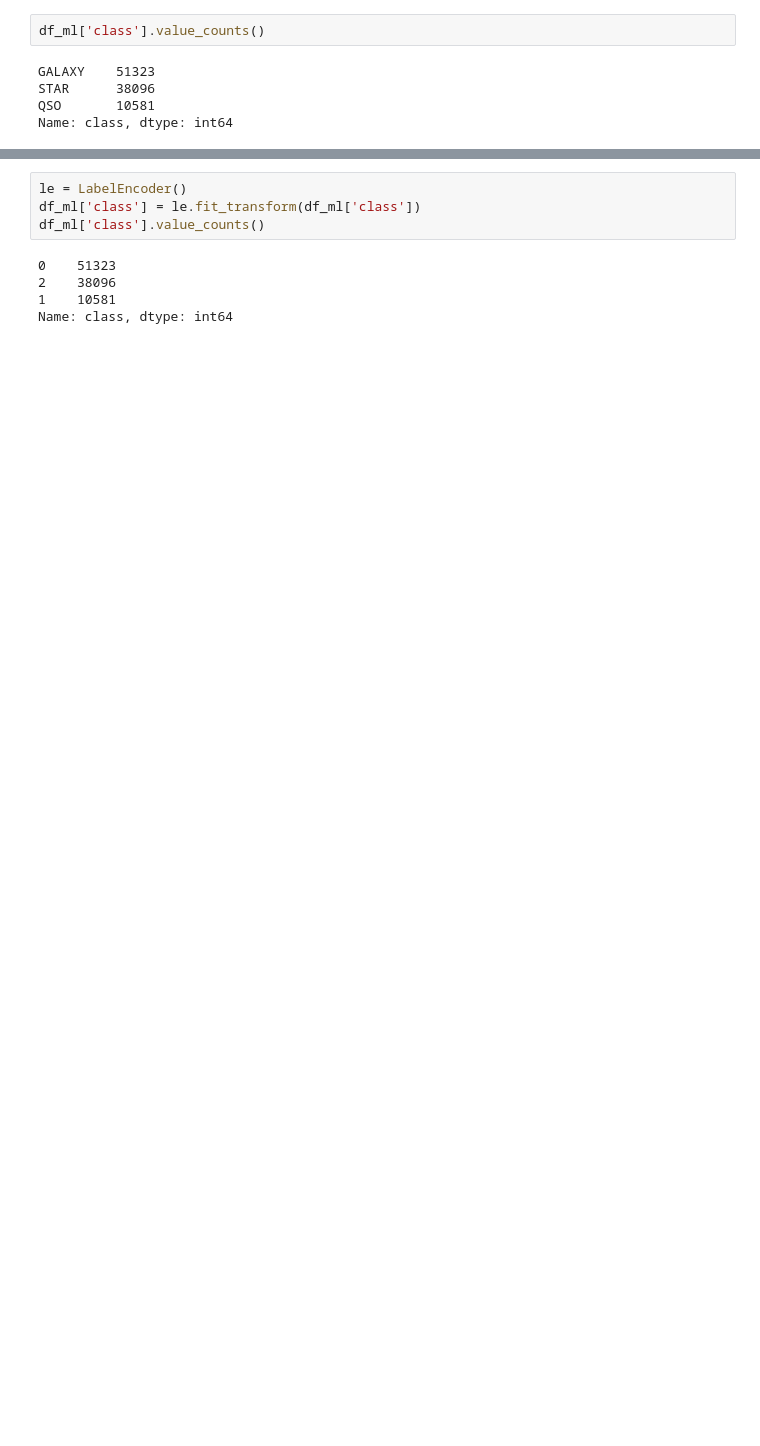
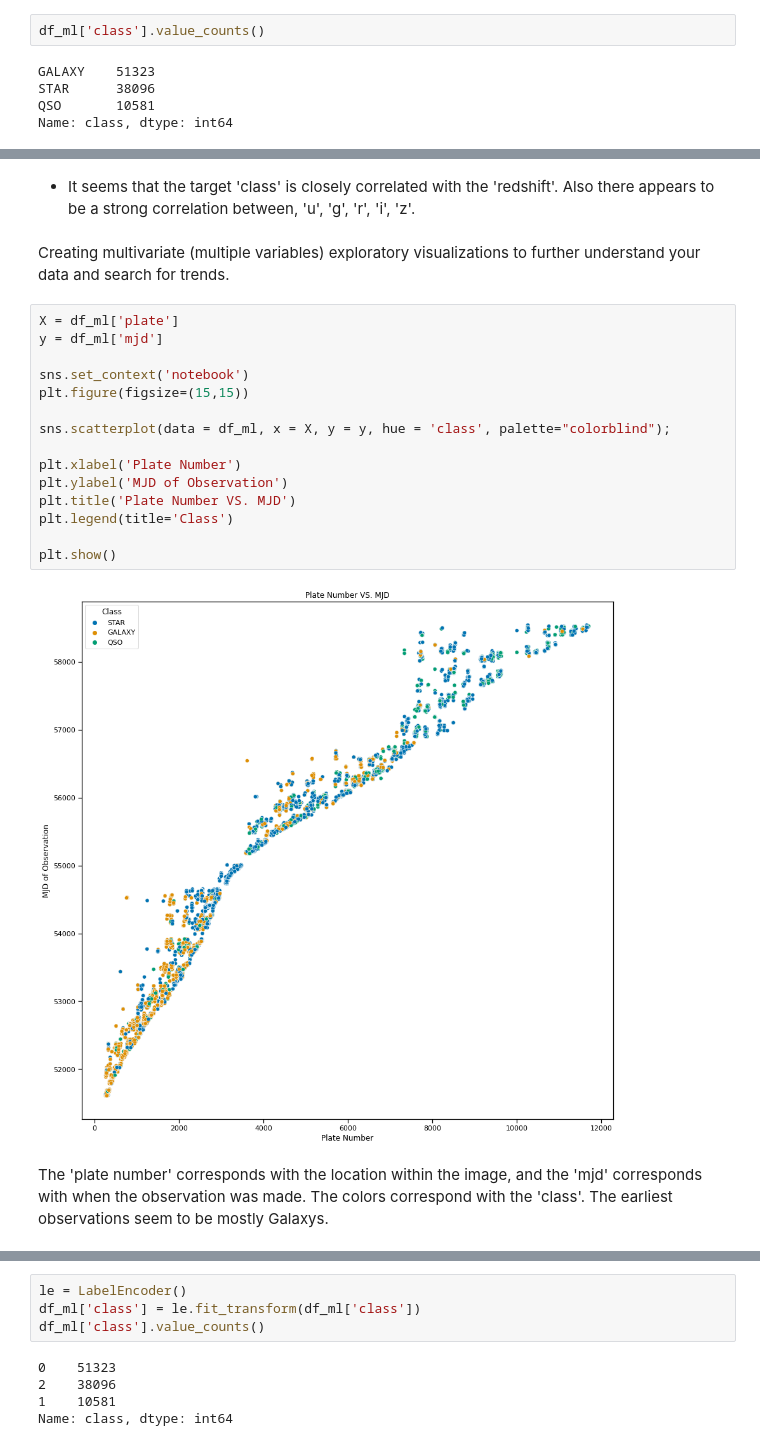
Before and after one commit to hansolothe3rd/MACHINE-LEARNING, a Jupyter notebook: Sloan_Digital_Sky_Survey_DR16_Exploration_P4.ipynb, the cells around one changed output, grey strips where cells are left out. Drawn from its saved outputs; the diff is of its cells as text; blank space fills up the shorter version.

```diff
--- a/Sloan_Digital_Sky_Survey_DR16_Exploration_P4.ipynb
+++ b/Sloan_Digital_Sky_Survey_DR16_Exploration_P4.ipynb
@@ -205,0 +228,23 @@ Name: class, dtype: int64
+# %% [markdown]
+- It seems that the target 'class' is closely correlated with the 'redshift'. Also there appears to be a strong correlation between, 'u', 'g', 'r', 'i', 'z'.
+# %% [markdown]
+Creating multivariate (multiple variables) exploratory visualizations to further understand your data and search for trends.
+# %%
+X = df_ml['plate']
+y = df_ml['mjd']
+
+sns.set_context('notebook')
+plt.figure(figsize=(15,15))
+
+sns.scatterplot(data = df_ml, x = X, y = y, hue = 'class', palette="colorblind");
+
+plt.xlabel('Plate Number')
+plt.ylabel('MJD of Observation')
+plt.title('Plate Number VS. MJD')
+plt.legend(title='Class')
+
+plt.show()
+# %% [output]
+[figure, added]
+# %% [markdown]
+The 'plate number' corresponds with the location within the image, and the 'mjd' corresponds with when the observation was made. The colors correspond with the 'class'. The earliest observations seem to be mostly Galaxys.
```
Also changed, not shown: parts of 18 cells of this notebook.
